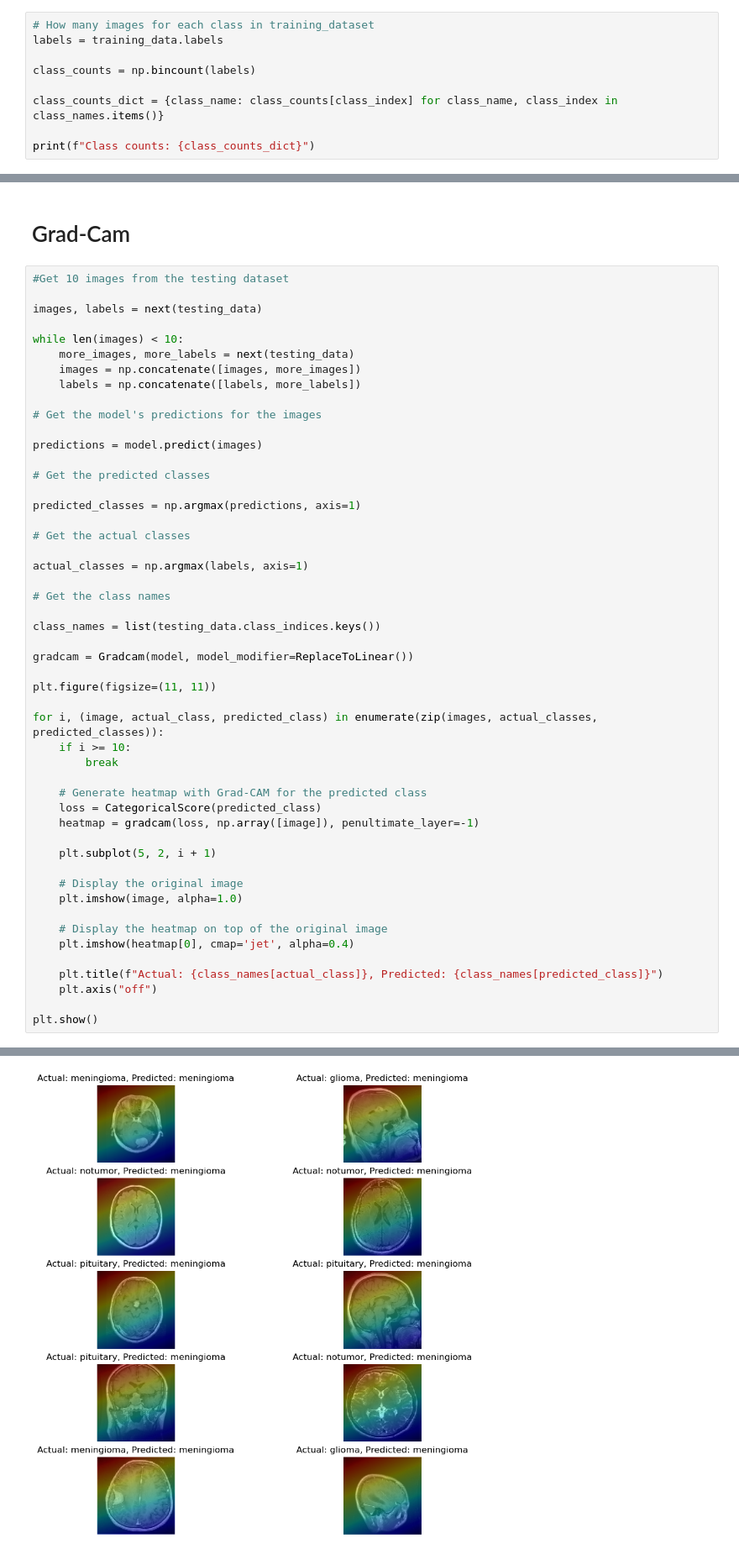
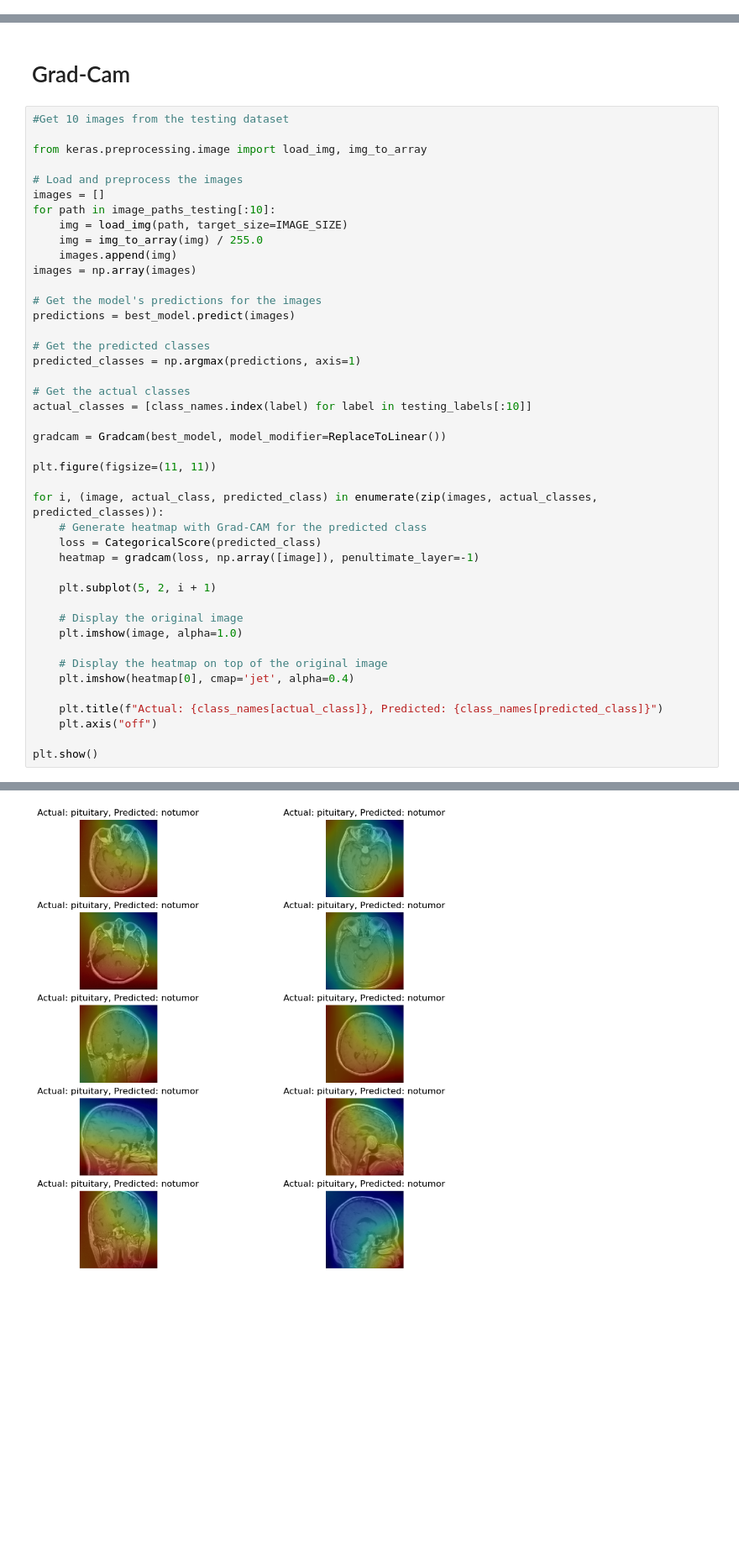
Before and after one commit to BogdanSaf/Brain-Tumor-Explainable-AI, a Jupyter notebook: main.ipynb, the cells around one changed output, grey strips where cells are left out. Shown at 84% size. Saved outputs shown, nothing was run; the diff lists cells and outputs as text; blank space fills up the shorter version.

```diff
--- a/main.ipynb
+++ b/main.ipynb
@@ -126,9 +145,0 @@ plotImages(x,y)
-# %%
-# How many images for each class in training_dataset
-labels = training_data.labels
-
-class_counts = np.bincount(labels)
-
-class_counts_dict = {class_name: class_counts[class_index] for class_name, class_index in class_names.items()}
-
-print(f"Class counts: {class_counts_dict}")
@@ -265,37 +394,30 @@ Model evaluation
 # %%
 #Get 10 images from the testing dataset
 
-images, labels = next(testing_data)
+from keras.preprocessing.image import load_img, img_to_array
 
-while len(images) < 10:
-    more_images, more_labels = next(testing_data)
-    images = np.concatenate([images, more_images])
-    labels = np.concatenate([labels, more_labels])
+# Load and preprocess the images
+images = []
+for path in image_paths_testing[:10]:
+    img = load_img(path, target_size=IMAGE_SIZE)
+    img = img_to_array(img) / 255.0
+    images.append(img)
+images = np.array(images)
 
 # Get the model's predictions for the images
-
-predictions = model.predict(images)
+predictions = best_model.predict(images)
 
 # Get the predicted classes
-
 predicted_classes = np.argmax(predictions, axis=1)
 
 # Get the actual classes
+actual_classes = [class_names.index(label) for label in testing_labels[:10]]
 
-actual_classes = np.argmax(labels, axis=1)
-
-# Get the class names
-
-class_names = list(testing_data.class_indices.keys())
-
-gradcam = Gradcam(model, model_modifier=ReplaceToLinear())
+gradcam = Gradcam(best_model, model_modifier=ReplaceToLinear())
 
 plt.figure(figsize=(11, 11))
 
 for i, (image, actual_class, predicted_class) in enumerate(zip(images, actual_classes, predicted_classes)):
-    if i >= 10:
-        break
-
     # Generate heatmap with Grad-CAM for the predicted class
     loss = CategoricalScore(predicted_class)
     heatmap = gradcam(loss, np.array([image]), penultimate_layer=-1)
@@ -317 +439 @@ plt.show()
-[figure, old version]
+[figure, new version]
```
Also changed, not shown: parts of 13 cells of this notebook.
